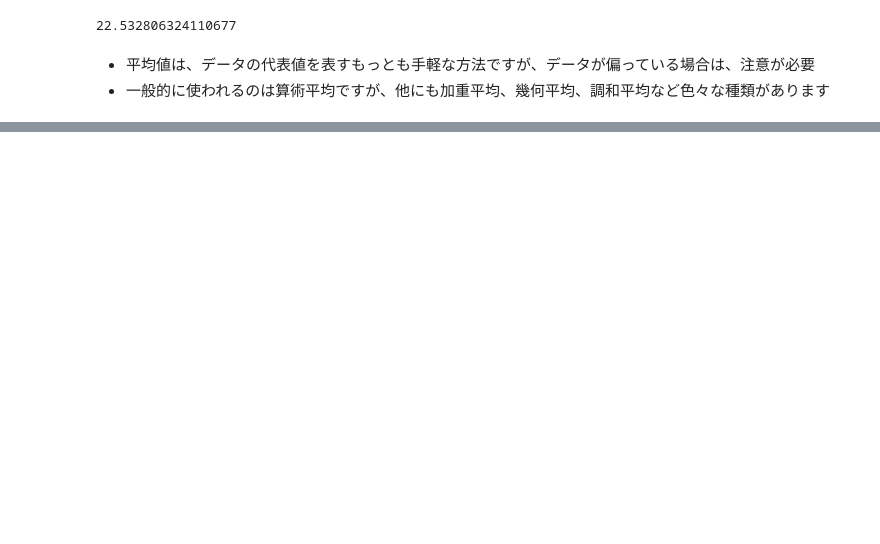
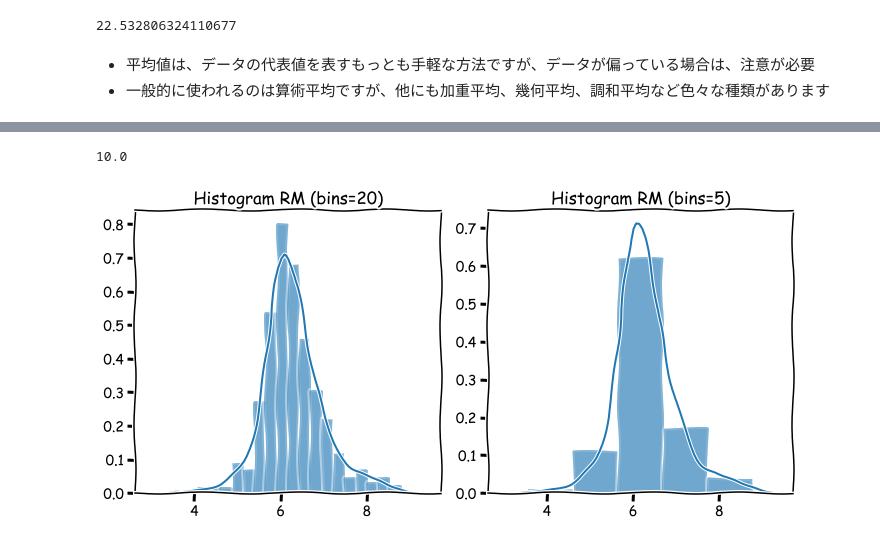
Before and after one commit to Soichiro-Fujioka/chotto-dekiru-DS, a Jupyter notebook: statistics/statistics-1.ipynb, the cells around one changed output, grey strips where cells are left out. Saved outputs shown, nothing was run; the diff lists cells and outputs as text; code cells hidden in the pictures; blank space fills up the shorter version.

```diff
--- a/statistics/statistics-1.ipynb
+++ b/statistics/statistics-1.ipynb
@@ -119,0 +151,15 @@ $$
+# %%
+stur = np.ceil(np.log2(boston.shape[0]) + 1)
+print(stur)
+# %% [output]
+10.0
+# %%
+fig, (ax1, ax2) = plt.subplots(1, 2, sharey=False, figsize = (10,5)) # 複数グラフの表示設定
+sns.distplot(boston.RM, ax=ax1, axlabel='', bins=20) # binsは階級幅ではなく、階級の個数であることに注意
+ax1.set_title('Histogram RM (bins=20)')
+sns.distplot(boston.RM, ax=ax2, axlabel='', bins=5)
+ax2.set_title('Histogram RM (bins=5)')
+plt.tight_layout() # グラフが重ならないようにする
+plt.show()
+# %% [output]
+[figure, added]
```
Also changed, not shown: parts of 21 cells of this notebook.
